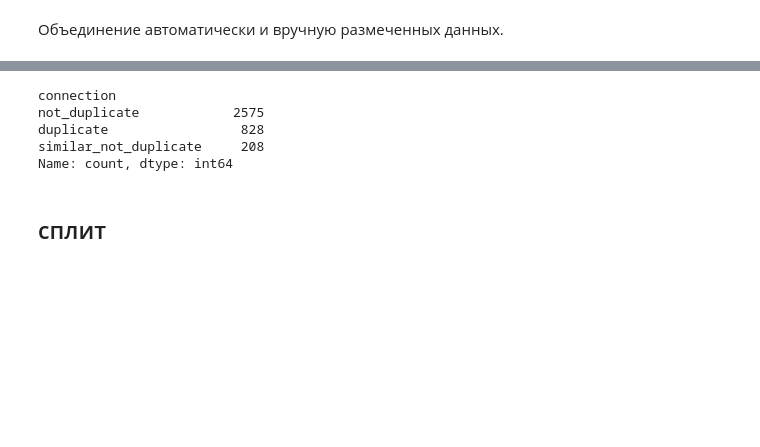
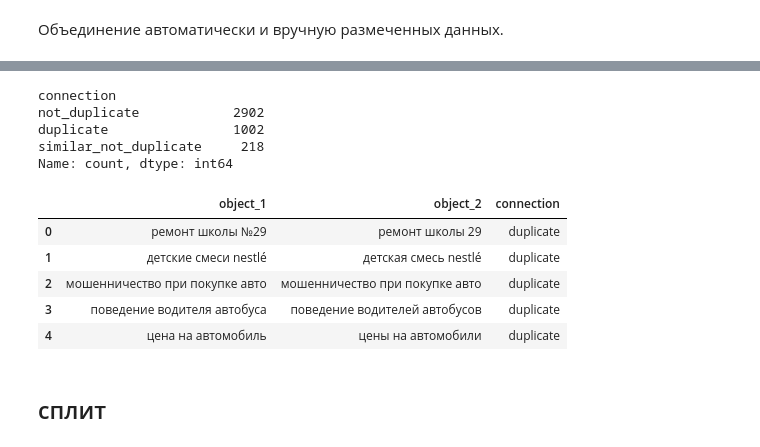
Before and after one commit to pomellonn/strikt, a Jupyter notebook: Contrastive learning/pairs_labeled.ipynb, the cells around one changed output, grey strips where cells are left out. Cells and saved outputs as stored; diff of their text form; code cells hidden in the pictures; blank space fills up the shorter version.

```diff
--- a/Contrastive learning/pairs_labeled.ipynb
+++ b/Contrastive learning/pairs_labeled.ipynb
@@ -138,17 +144,28 @@ to_label2.to_csv('pairs_to_label2.csv', index=False)
 # %%
-df1 = pd.read_csv('auto_duplicates.csv', sep=';')
+df1 = pd.read_csv('auto_duplicates.csv')
 df2 = pd.read_csv('pairs_labeled.csv')
-df3 = pd.read_csv('pairs_labeled2.csv', sep=';')
+df3 = pd.read_csv('pairs_labeled2.csv')
 full = pd.concat([df1, df2, df3], ignore_index=True)
 full = full.drop_duplicates(subset=['object_1', 'object_2'])
+full.drop(columns=['similarity'], inplace=True)
 print(full['connection'].value_counts())
 full.to_csv('objects3_pairs_labeled.csv', index=False)
 # %% [output]
 connection
-not_duplicate            2575
-duplicate                 828
-similar_not_duplicate     208
+not_duplicate            2902
+duplicate                1002
+similar_not_duplicate     218
 Name: count, dtype: int64
+# %%
+a = pd.read_csv('objects3_pairs_labeled.csv')
+a.head()
+# %% [output]
+|  | object_1 | object_2 | connection |
+| 0 | ремонт школы №29 | ремонт школы 29 | duplicate |
+| 1 | детские смеси nestlé | детская смесь nestlé | duplicate |
+| 2 | мошенничество при покупке авто | мошенничество при покупке авто | duplicate |
+| 3 | поведение водителя автобуса | поведение водителей автобусов | duplicate |
+| 4 | цена на автомобиль | цены на автомобили | duplicate |
 # %% [markdown]
 ## сплит
 # %%
```
Also changed, not shown: parts of 15 cells of this notebook.
